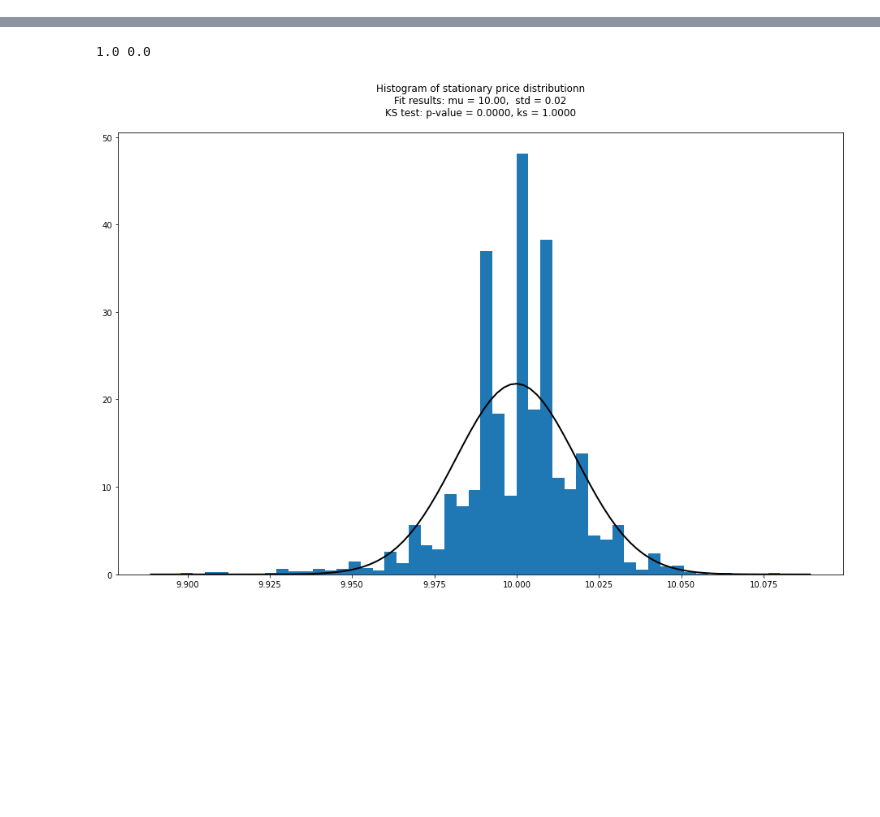
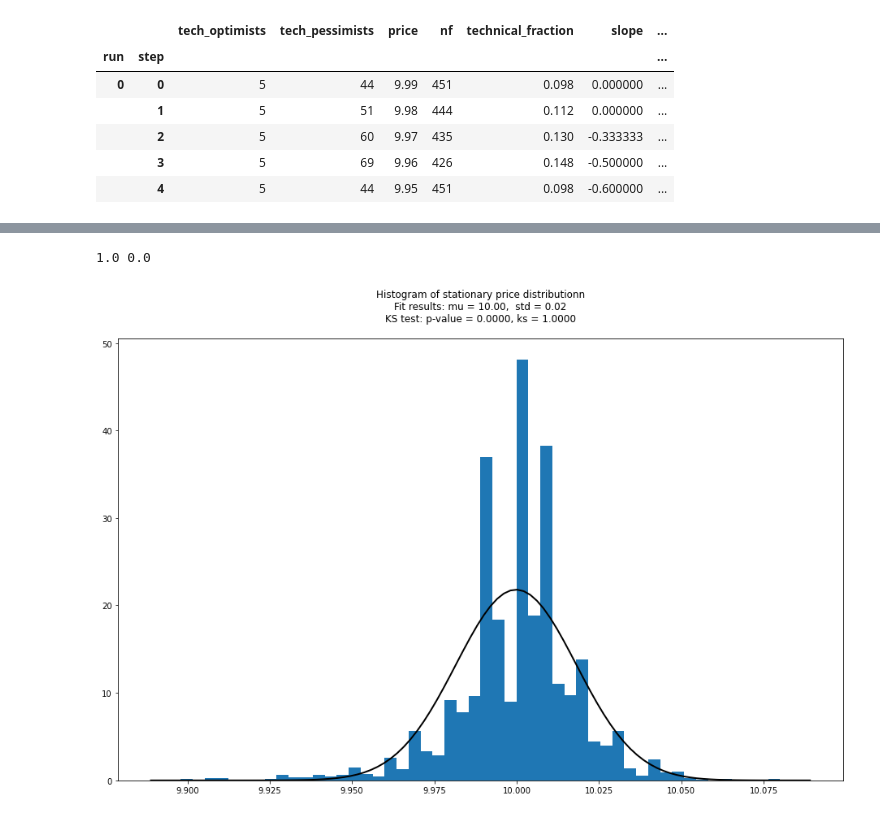
Before and after one commit to ggraziano98/MAS, a Jupyter notebook: analisi dati.ipynb, the cells around one changed output, grey strips where cells are left out. Cells and saved outputs as stored; diff of their text form; code cells hidden in the pictures; blank space fills up the shorter version.

```diff
--- a/analisi dati.ipynb
+++ b/analisi dati.ipynb
@@ -28,0 +14,11 @@ for i, model_df in enumerate(df_list[:5]):
+# %%
+df = pd.read_csv(RESULT_DIR + '/model_vars.csv').set_index(['run', 'step'])
+df.head()
+# %% [output]
+|  |  | tech_optimists | tech_pessimists | price | nf | technical_fraction | slope | ... |
+| run | step |  |  |  |  |  |  | ... |
+| 0 | 0 | 5 | 44 | 9.99 | 451 | 0.098 | 0.000000 | ... |
+|  | 1 | 5 | 51 | 9.98 | 444 | 0.112 | 0.000000 | ... |
+|  | 2 | 5 | 60 | 9.97 | 435 | 0.130 | -0.333333 | ... |
+|  | 3 | 5 | 69 | 9.96 | 426 | 0.148 | -0.500000 | ... |
+|  | 4 | 5 | 44 | 9.95 | 451 | 0.098 | -0.600000 | ... |
```
Also changed, not shown: parts of 9 cells of this notebook, 7 other files.
